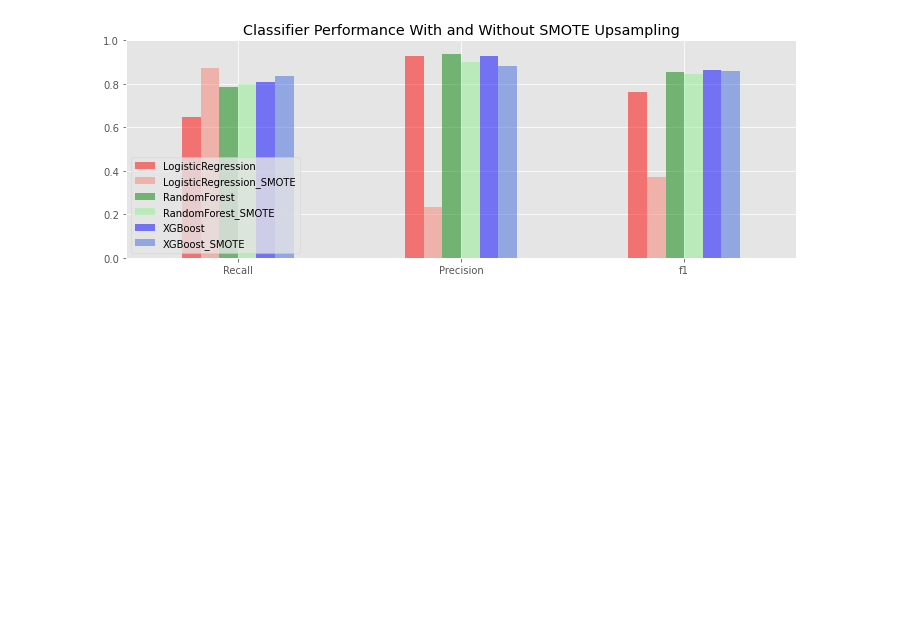
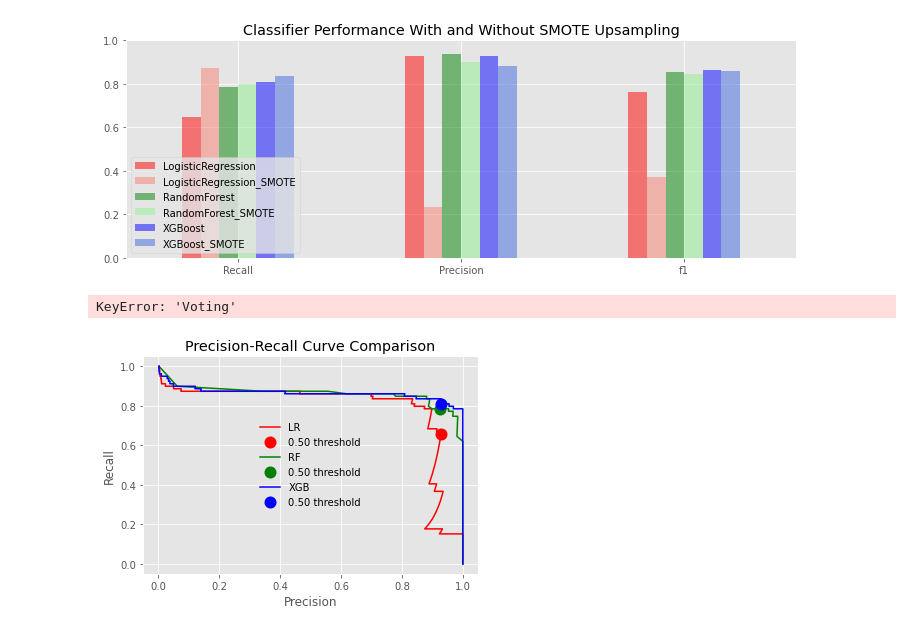
Before and after one commit to allanalberts/Credit-Card-Fraud-Identification-and-Management-Strategy, a Jupyter notebook: notebooks/EDA.ipynb, the cells around one changed output. Saved outputs shown, nothing was run; the diff lists cells and outputs as text; code cells hidden in the pictures; blank space fills up the shorter version.

```diff
--- a/notebooks/EDA.ipynb
+++ b/notebooks/EDA.ipynb
@@ -287,3 +287,39 @@ plot_clf_metrics(ax, clf_lst, classifiers, score_type="test")
 fig.savefig("../images/SMOTE_score_comparison.png")
 # %%
 filename = "../images/confusion_matrix_cost.png"
+# %%
+# Make function for indivisual plot and then you can call it over and over
+def Plot_PR_Curve(k, X, y):
+    '''
+    Calculates and Plots PR Curve and puts threshold marker on curve.
+    '''
+    # get points to plot on the PR Curve
+    classifiers[k]["precision"], classifiers[k]["recall"], classifiers[k]["thresholds"] = \
+    precision_recall_curve(y, classifiers[k]["pred_prob"])
+
+    # find the index of the record with closest threshold to desired threshold value
+    classifiers[k]["threshold_idx"] = np.argmin(np.abs(classifiers[k]["thresholds"]-classifiers[k]["threshold"]))
+
+    plt.plot(classifiers[k]["precision"], classifiers[k]["recall"], c=classifiers[k]["c"], label=k)
+    plt.plot(classifiers[k]["precision"][classifiers[k]["threshold_idx"]],
+             classifiers[k]["recall"][classifiers[k]["threshold_idx"]], 'o',
+             markersize=10, fillstyle='full',
+             label="{:.2f} threshold".format(classifiers[k]["threshold"]),
+             c=classifiers[k]["c"], mew=2)
+
+    plt.legend(loc='center', frameon=False)
+    plt.title('Precision-Recall Curve Comparison')
+    plt.xlabel('Precision')
+    plt.ylabel('Recall')
+    plt.xlim(xmin=-0.05,xmax=1.05);
+    plt.ylim(ymin=-0.05,ymax=1.05);
+# %%
+from sklearn.metrics import precision_recall_curve
+
+clf_lst = ['LR_smote','RF_smote','XGB_smote']
+clf_lst = ['LR','RF','XGB','Voting']
+for k in clf_lst:
+    Plot_PR_Curve(k, X_test, y_test)
+# %% [output]
+KeyError: 'Voting'
+[figure, added]
```
Also changed, not shown: parts of 1 cell of this notebook, 5 other files.
